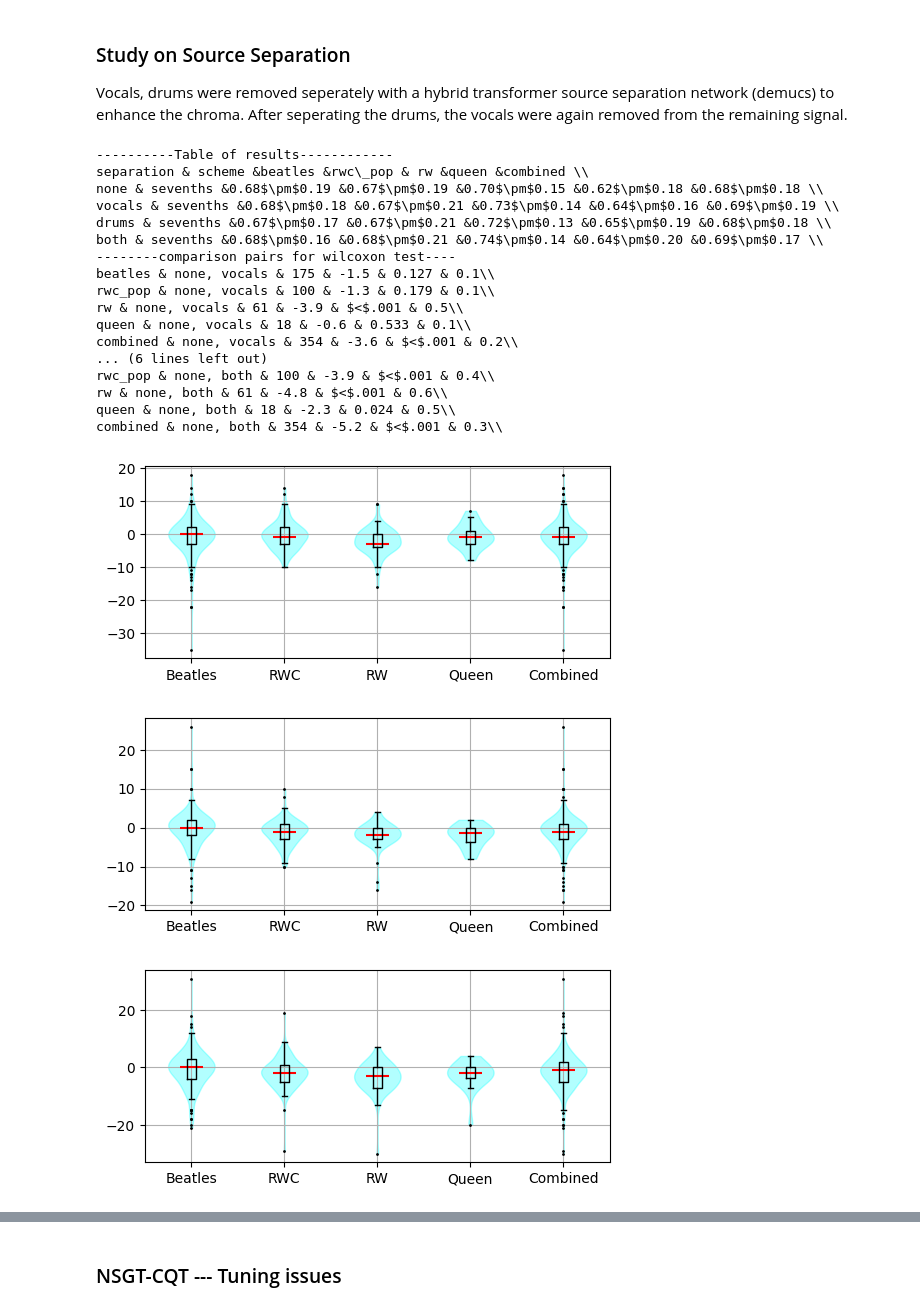
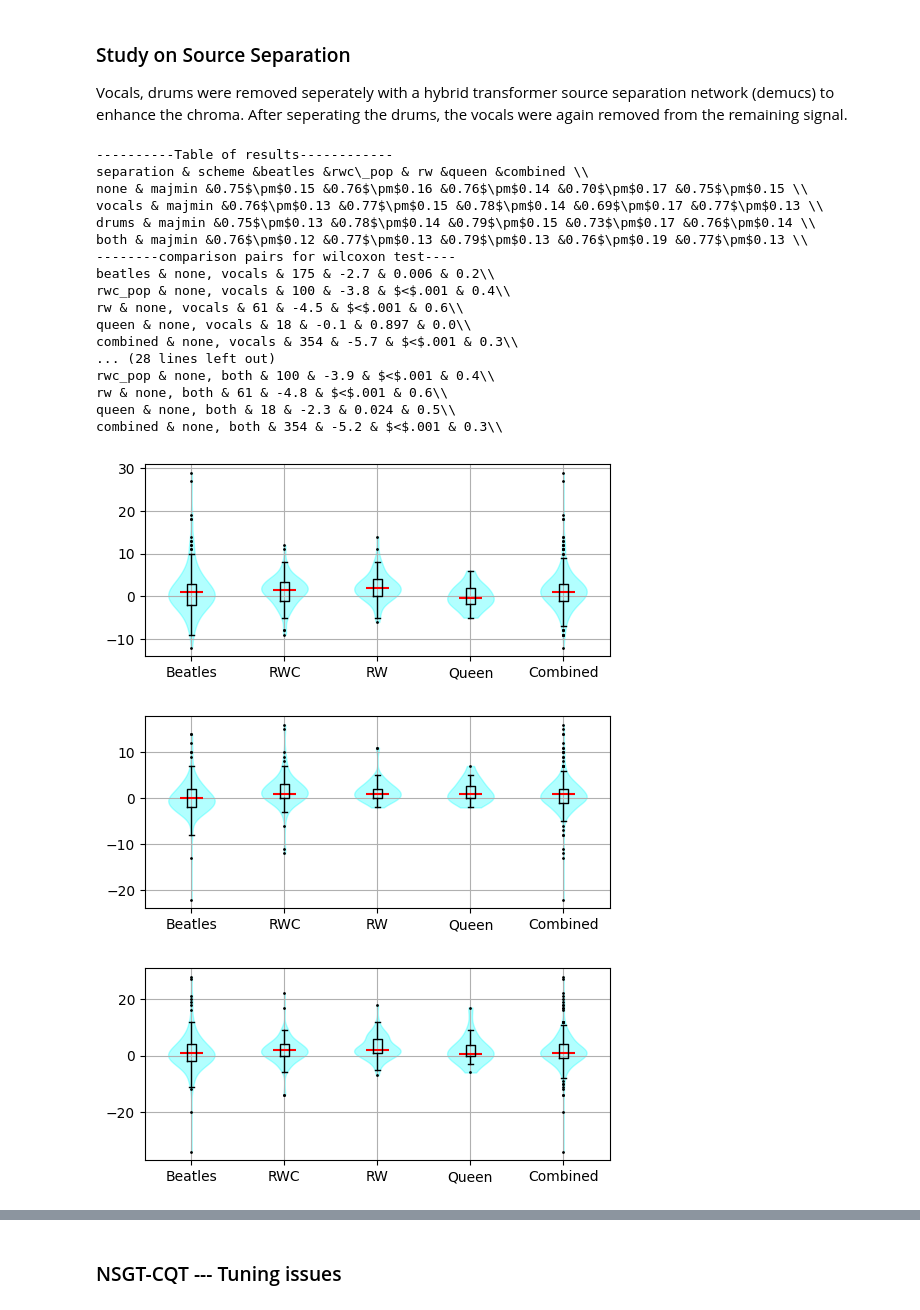
Before and after one commit to Maushax-jpg/chord-recognition, a Jupyter notebook: acr_evaluation.ipynb, the cells around one changed output, grey strips where cells are left out. Cells and saved outputs as stored; diff of their text form; code cells hidden in the pictures.

```diff
--- a/acr_evaluation.ipynb
+++ b/acr_evaluation.ipynb
@@ -109,44 +109,44 @@ def printRowTtest(data,pair="none"):
         print(f"{dset} & {pair} & {N} & {z:0.1f} & $<$.001 & {r:0.1f}\\\\")
     else:
         print(f"{dset} & {pair} & {N} & {z:0.1f} & {p:0.3f} & {r:0.1f}\\\\")
 
 for alphabet in ["majmin","sevenths"]:
     printHeader()
     data = {}
     for separation in ["none","vocals","drums","both"]:
         data[separation] = utils.getFscoreResults(f"../results/source_separation_{separation}",alphabet=alphabet)
         printRowFscore(data[separation],method=separation,alphabet=alphabet)
 
     print("--------comparison pairs for wilcoxon test----")
     # mix,vocals - mix,drums - mix, vocals/drums
     row = "Comparison Pair"
     for sep in ["vocals","drums","both"]:
         deltas = []
         for dset in ["beatles","rwc_pop","rw","queen","combined"]:
-            delta = [100*(x-y) for x,y in zip(data["none"][dset],data[sep][dset])]
+            delta = [100*(x-y) for x,y in zip(data[sep][dset],data["none"][dset])]
             printRowTtest(delta,f"none, {sep}")
             deltas.append(delta)
         fig,ax = plt.subplots(figsize=(6,2.5))
         utils.create_violinplot(ax,deltas,["Beatles","RWC","RW","Queen","Combined"])
         fig.savefig(f"../latex/figures/separation_{sep}_delta_{alphabet}.png")
 # %% [output]
 ----------Table of results------------
 separation & scheme &beatles &rwc\_pop & rw &queen &combined \\
-none & sevenths &0.68$\pm$0.19 &0.67$\pm$0.19 &0.70$\pm$0.15 &0.62$\pm$0.18 &0.68$\pm$0.18 \\
-vocals & sevenths &0.68$\pm$0.18 &0.67$\pm$0.21 &0.73$\pm$0.14 &0.64$\pm$0.16 &0.69$\pm$0.19 \\
-drums & sevenths &0.67$\pm$0.17 &0.67$\pm$0.21 &0.72$\pm$0.13 &0.65$\pm$0.19 &0.68$\pm$0.18 \\
-both & sevenths &0.68$\pm$0.16 &0.68$\pm$0.21 &0.74$\pm$0.14 &0.64$\pm$0.20 &0.69$\pm$0.17 \\
+none & majmin &0.75$\pm$0.15 &0.76$\pm$0.16 &0.76$\pm$0.14 &0.70$\pm$0.17 &0.75$\pm$0.15 \\
+vocals & majmin &0.76$\pm$0.13 &0.77$\pm$0.15 &0.78$\pm$0.14 &0.69$\pm$0.17 &0.77$\pm$0.13 \\
+drums & majmin &0.75$\pm$0.13 &0.78$\pm$0.14 &0.79$\pm$0.15 &0.73$\pm$0.17 &0.76$\pm$0.14 \\
+both & majmin &0.76$\pm$0.12 &0.77$\pm$0.13 &0.79$\pm$0.13 &0.76$\pm$0.19 &0.77$\pm$0.13 \\
 --------comparison pairs for wilcoxon test----
-beatles & none, vocals & 175 & -1.5 & 0.127 & 0.1\\
-rwc_pop & none, vocals & 100 & -1.3 & 0.179 & 0.1\\
-rw & none, vocals & 61 & -3.9 & $<$.001 & 0.5\\
-queen & none, vocals & 18 & -0.6 & 0.533 & 0.1\\
-combined & none, vocals & 354 & -3.6 & $<$.001 & 0.2\\
-... (6 lines left out)
+beatles & none, vocals & 175 & -2.7 & 0.006 & 0.2\\
+rwc_pop & none, vocals & 100 & -3.8 & $<$.001 & 0.4\\
+rw & none, vocals & 61 & -4.5 & $<$.001 & 0.6\\
+queen & none, vocals & 18 & -0.1 & 0.897 & 0.0\\
+combined & none, vocals & 354 & -5.7 & $<$.001 & 0.3\\
+... (28 lines left out)
 rwc_pop & none, both & 100 & -3.9 & $<$.001 & 0.4\\
 rw & none, both & 61 & -4.8 & $<$.001 & 0.6\\
 queen & none, both & 18 & -2.3 & 0.024 & 0.5\\
 combined & none, both & 354 & -5.2 & $<$.001 & 0.3\\
-[figure, old version]
+[figure, new version]
-[figure, old version]
+[figure, new version]
-[figure, old version]
+[figure, new version]
```
Also changed, not shown: parts of 2 cells of this notebook.
